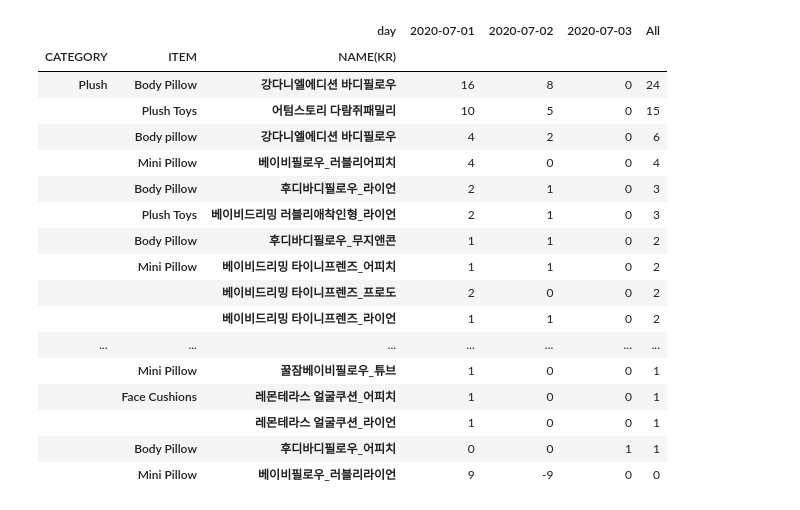
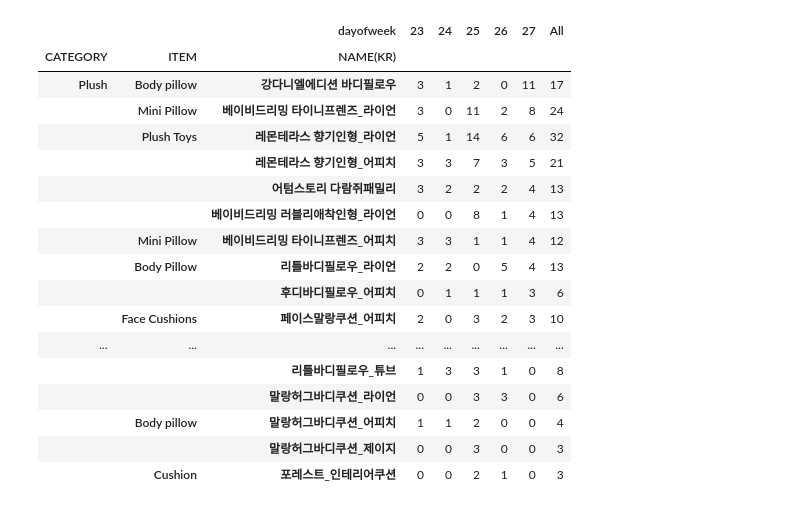
Before and after one commit to JoannaKang/kakao-commerce-data-analysis, a Jupyter notebook: Sales_trend.ipynb, the cells around one changed output. Drawn from its saved outputs; the diff is of its cells as text; code cells hidden in the pictures.

```diff
--- a/Sales_trend.ipynb
+++ b/Sales_trend.ipynb
@@ -95,0 +127,3 @@ julysale
+# %%
+julysale['dayofweek'] = julysale['day'].dt.week
+#sale['sale_month'] = sale['purchase-date'].dt.month
@@ -95,0 +146,2 @@ julysale
+# %%
+julysale.loc[julysale['CATEGORY'] == 'Stationeries', 'CATEGORY'] = 'Stationery'
@@ -119,4 +230,5 @@ theme_sale.sort_values(by = 'All', ascending = False)
 # %%
-category_sale = pd.pivot_table(julysale,index = ['CATEGORY', 'ITEM', 'NAME(KR)'], columns = 'day', values = 'net_quantity', aggfunc=np.sum, fill_value = 0, margins = True)
+category_sale = pd.pivot_table(julysale,index = ['CATEGORY', 'ITEM', 'NAME(KR)' ], columns = 'dayofweek', values = 'net_quantity', aggfunc=np.sum, fill_value = 0, margins = True)
 # %%
-category_sale = category_sale.sort_values(by = 'All', ascending = False)
+category_sale  = category_sale.sort_values(by = 27, ascending = False)
+category_sale
@@ -165,21 +292,21 @@ category_sale.query("CATEGORY == ['Accessories']")
 # %%
-category_sale.query("CATEGORY == ['Plush']")
+category_sale.query("CATEGORY == ['Plush']").head(50)
 # %% [output]
-|  |  | day | 2020-07-01 | 2020-07-02 | 2020-07-03 | All |
-| CATEGORY | ITEM | NAME(KR) |  |  |  |  |
-| Plush | Body Pillow | 강다니엘에디션 바디필로우 | 16 | 8 | 0 | 24 |
-|  | Plush Toys | 어텀스토리 다람쥐패밀리 | 10 | 5 | 0 | 15 |
-|  | Body pillow | 강다니엘에디션 바디필로우 | 4 | 2 | 0 | 6 |
-|  | Mini Pillow | 베이비필로우_러블리어피치 | 4 | 0 | 0 | 4 |
-|  | Body Pillow | 후디바디필로우_라이언 | 2 | 1 | 0 | 3 |
-|  | Plush Toys | 베이비드리밍 러블리애착인형_라이언 | 2 | 1 | 0 | 3 |
-|  | Body Pillow | 후디바디필로우_무지앤콘 | 1 | 1 | 0 | 2 |
-|  | Mini Pillow | 베이비드리밍 타이니프렌즈_어피치 | 1 | 1 | 0 | 2 |
-|  |  | 베이비드리밍 타이니프렌즈_프로도 | 2 | 0 | 0 | 2 |
-|  |  | 베이비드리밍 타이니프렌즈_라이언 | 1 | 1 | 0 | 2 |
-| ... | ... | ... | ... | ... | ... | ... |
-|  | Mini Pillow | 꿀잠베이비필로우_튜브 | 1 | 0 | 0 | 1 |
-|  | Face Cushions | 레몬테라스 얼굴쿠션_어피치 | 1 | 0 | 0 | 1 |
-|  |  | 레몬테라스 얼굴쿠션_라이언 | 1 | 0 | 0 | 1 |
-|  | Body Pillow | 후디바디필로우_어피치 | 0 | 0 | 1 | 1 |
-|  | Mini Pillow | 베이비필로우_러블리라이언 | 9 | -9 | 0 | 0 |
+|  |  | dayofweek | 23 | 24 | 25 | 26 | 27 | All |
+| CATEGORY | ITEM | NAME(KR) |  |  |  |  |  |  |
+| Plush | Body pillow | 강다니엘에디션 바디필로우 | 3 | 1 | 2 | 0 | 11 | 17 |
+|  | Mini Pillow | 베이비드리밍 타이니프렌즈_라이언 | 3 | 0 | 11 | 2 | 8 | 24 |
+|  | Plush Toys | 레몬테라스 향기인형_라이언 | 5 | 1 | 14 | 6 | 6 | 32 |
+|  |  | 레몬테라스 향기인형_어피치 | 3 | 3 | 7 | 3 | 5 | 21 |
+|  |  | 어텀스토리 다람쥐패밀리 | 3 | 2 | 2 | 2 | 4 | 13 |
+|  |  | 베이비드리밍 러블리애착인형_라이언 | 0 | 0 | 8 | 1 | 4 | 13 |
+|  | Mini Pillow | 베이비드리밍 타이니프렌즈_어피치 | 3 | 3 | 1 | 1 | 4 | 12 |
+|  | Body Pillow | 리틀바디필로우_라이언 | 2 | 2 | 0 | 5 | 4 | 13 |
+|  |  | 후디바디필로우_어피치 | 0 | 1 | 1 | 1 | 3 | 6 |
+|  | Face Cushions | 페이스말랑쿠션_어피치 | 2 | 0 | 3 | 2 | 3 | 10 |
+| ... | ... | ... | ... | ... | ... | ... | ... | ... |
+|  |  | 리틀바디필로우_튜브 | 1 | 3 | 3 | 1 | 0 | 8 |
+|  |  | 말랑허그바디쿠션_라이언 | 0 | 0 | 3 | 3 | 0 | 6 |
+|  | Body pillow | 말랑허그바디쿠션_어피치 | 1 | 1 | 2 | 0 | 0 | 4 |
+|  |  | 말랑허그바디쿠션_제이지 | 0 | 0 | 3 | 0 | 0 | 3 |
+|  | Cushion | 포레스트_인테리어쿠션 | 0 | 0 | 2 | 1 | 0 | 3 |
```
Also changed, not shown: parts of 20 cells of this notebook.
